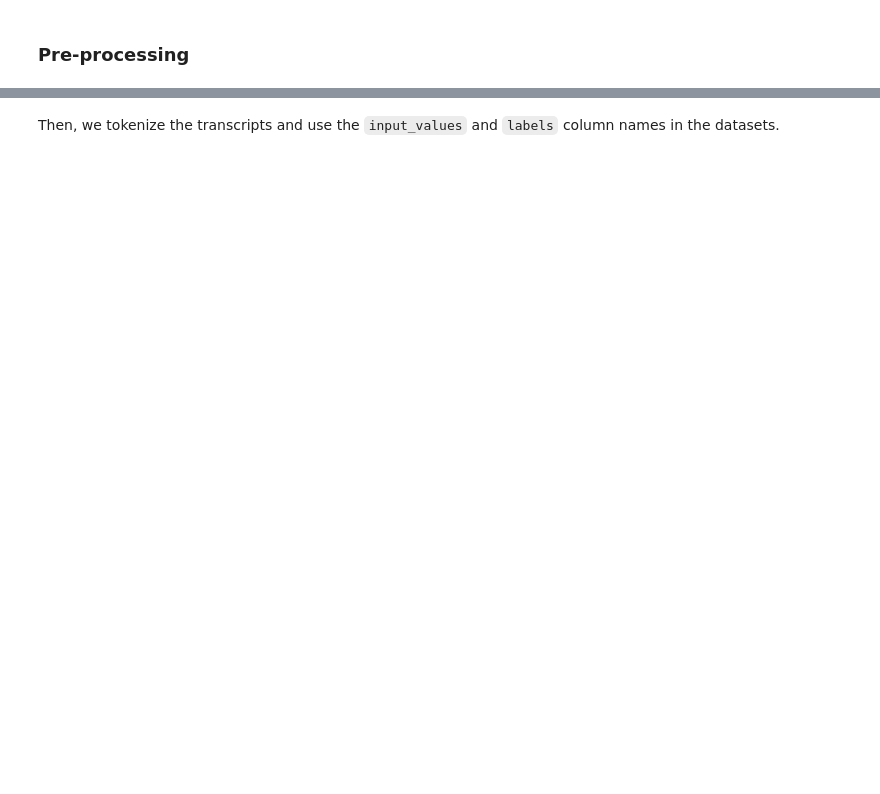
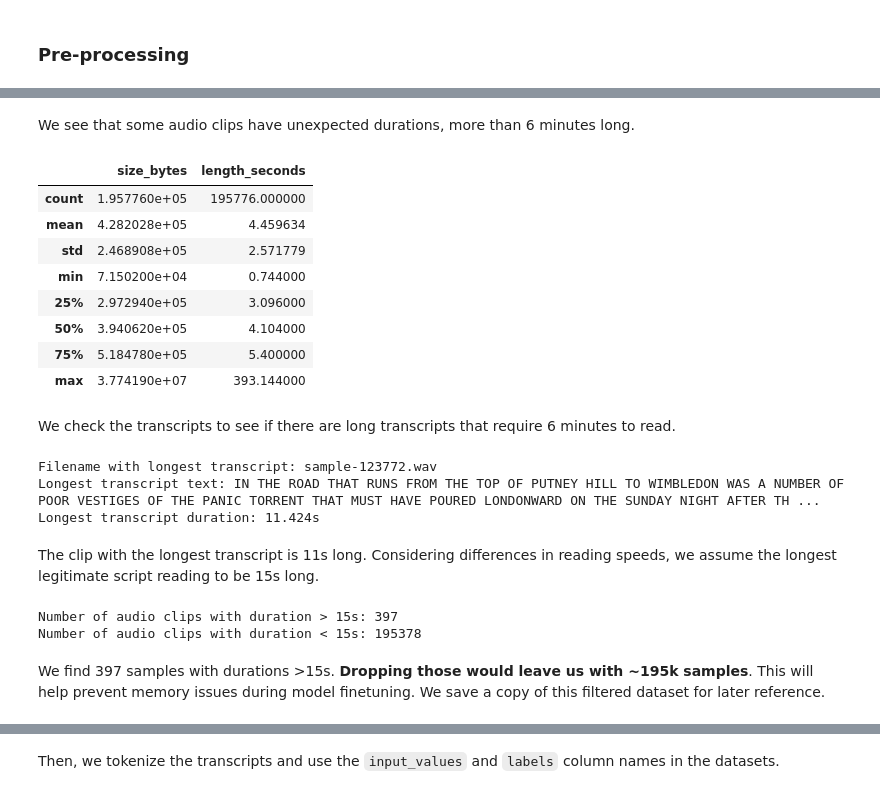
Before and after one commit to teofc111/asr_project, a Jupyter notebook: asr-train/cv-train-2a.ipynb, the cells around one changed output, grey strips where cells are left out. Drawn from its saved outputs; the diff is of its cells as text; code cells hidden in the pictures; blank space fills up the shorter version.

```diff
--- a/asr-train/cv-train-2a.ipynb
+++ b/asr-train/cv-train-2a.ipynb
@@ -215,0 +208,45 @@ Converting to column names expected by model.
+# %% [markdown]
+We see that some audio clips have unexpected durations, more than 6 minutes long.
+# %%
+audio_df_wav.describe()
+# %% [output]
+|  | size_bytes | length_seconds |
+| count | 1.957760e+05 | 195776.000000 |
+| mean | 4.282028e+05 | 4.459634 |
+| std | 2.468908e+05 | 2.571779 |
+| min | 7.150200e+04 | 0.744000 |
+| 25% | 2.972940e+05 | 3.096000 |
+| 50% | 3.940620e+05 | 4.104000 |
+| 75% | 5.184780e+05 | 5.400000 |
+| max | 3.774190e+07 | 393.144000 |
+# %% [markdown]
+We check the transcripts to see if there are long transcripts that require 6 minutes to read.
+# %%
+# Get length of each transcript
+df_transcript['len'] = df_transcript['text'].str.len()
+df_transcript = df_transcript[['filename','len','text']]
+
+# Find longest transcript in number of characters
+filename_longest = df_transcript.loc[df_transcript['len']==df_transcript['len'].max(), 'filename'].item()
+text_longest = df_transcript.loc[df_transcript['len']==df_transcript['len'].max(), 'text'].item()
+
+print(f'Filename with longest transcript: {filename_longest}')
+print(f'Longest transcript text: {text_longest}')
+
+longest_clip_duration = audio_df_wav.loc[audio_df_wav['filename']==filename_longest,'length_seconds'].item()
+print(f'Longest transcript duration: {longest_clip_duration}s')
+# %% [output]
+Filename with longest transcript: sample-123772.wav
+Longest transcript text: IN THE ROAD THAT RUNS FROM THE TOP OF PUTNEY HILL TO WIMBLEDON WAS A NUMBER OF POOR VESTIGES OF THE PANIC TORRENT THAT MUST HAVE POURED LONDONWARD ON THE SUNDAY NIGHT AFTER TH ...
+Longest transcript duration: 11.424s
+# %% [markdown]
+The clip with the longest transcript is 11s long. Considering differences in reading speeds, we assume the longest legitimate script reading to be 15s long.
+# %%
+df_transcript = df_transcript.merge(audio_df_wav[['filename', 'length_seconds']], on='filename', how='left')
+print(f'Number of audio clips with duration > 15s: {(df_transcript['length_seconds'] > 15).sum().item()}')
+print(f'Number of audio clips with duration < 15s: {(df_transcript['length_seconds'] < 15).sum().item()}')
+# %% [output]
+Number of audio clips with duration > 15s: 397
+Number of audio clips with duration < 15s: 195378
+# %% [markdown]
+We find 397 samples with durations >15s. __Dropping those would leave us with ~195k samples__. This will help prevent memory issues during model finetuning. We save a copy of this filtered dataset for later reference.
```
Also changed, not shown: parts of 120 cells of this notebook, 1 other file.
